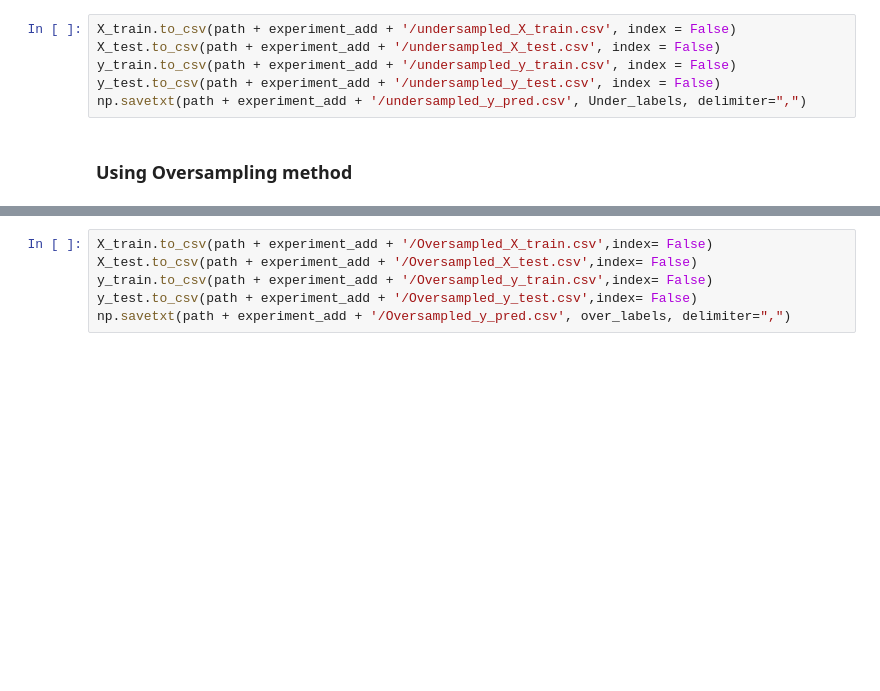
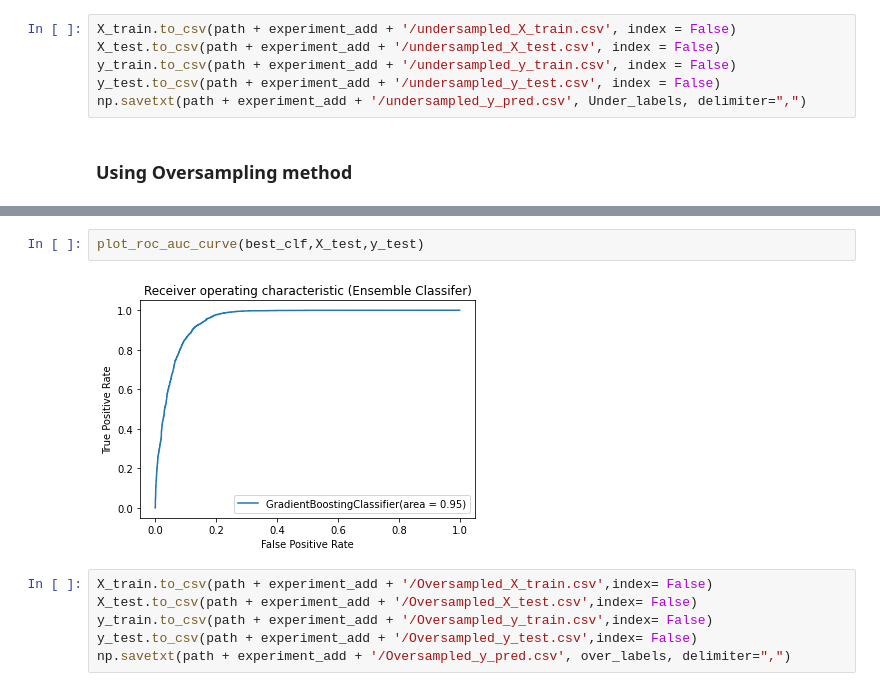
Before and after one commit to maneet-z/Bank_Marketing_Analytics, a Jupyter notebook: bank_marketing/notebooks/Notebook3_Data Modeling and Results.ipynb, the cells around one changed output, grey strips where cells are left out. Drawn from its saved outputs; the diff is of its cells as text; blank space fills up the shorter version.

```diff
--- a/bank_marketing/notebooks/Notebook3_Data Modeling and Results.ipynb
+++ b/bank_marketing/notebooks/Notebook3_Data Modeling and Results.ipynb
@@ -230,3 +252,7 @@ weighted avg       0.89      0.89      0.89     14620
+# %%
+plot_roc_auc_curve(best_clf,X_test,y_test)
+# %% [output]
+[figure, added]
 # %%
 X_train.to_csv(path + experiment_add + '/Oversampled_X_train.csv',index= False)
 X_test.to_csv(path + experiment_add + '/Oversampled_X_test.csv',index= False)
```
Also changed, not shown: parts of 26 cells of this notebook, 1 other file.
